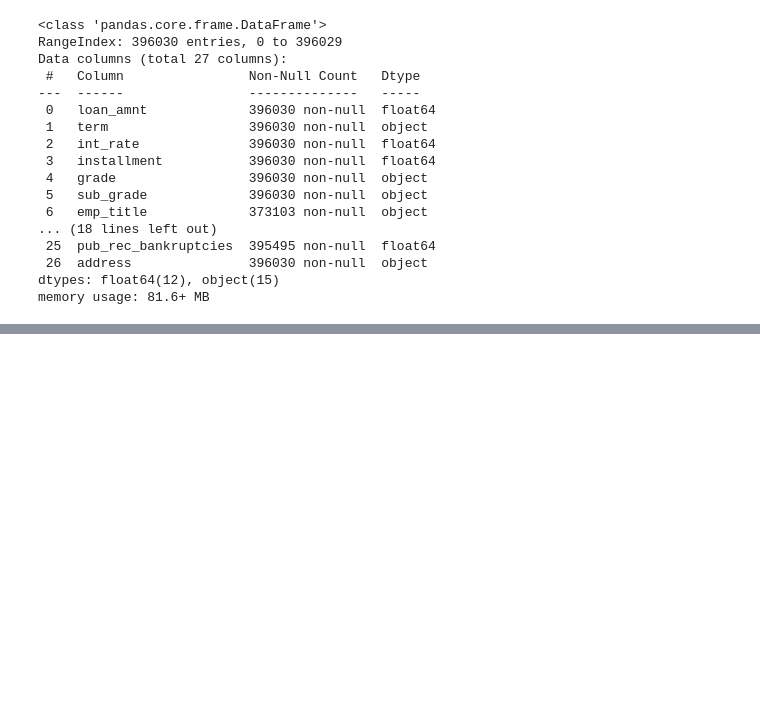
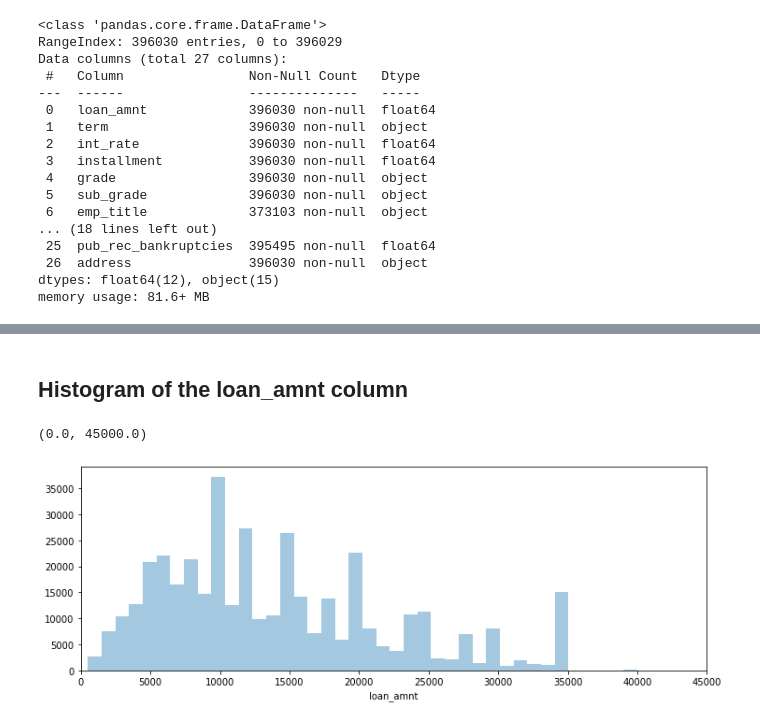
Before and after one commit to tavasolireza/Predict-Loan-Repayment, a Jupyter notebook: loan_repayment.ipynb, the cells around one changed output, grey strips where cells are left out. Cells and saved outputs as stored; diff of their text form; code cells hidden in the pictures; blank space fills up the shorter version.

```diff
--- a/loan_repayment.ipynb
+++ b/loan_repayment.ipynb
@@ -32,0 +42,9 @@ memory usage: 81.6+ MB
+# %% [markdown]
+## Histogram of the loan_amnt column
+# %%
+plt.figure(figsize=(12,4))
+sns.distplot(df['loan_amnt'],kde=False,bins=40)
+plt.xlim(0,45000)
+# %% [output]
+(0.0, 45000.0)
+[figure, added]
```
Also changed, not shown: parts of 14 cells of this notebook.
